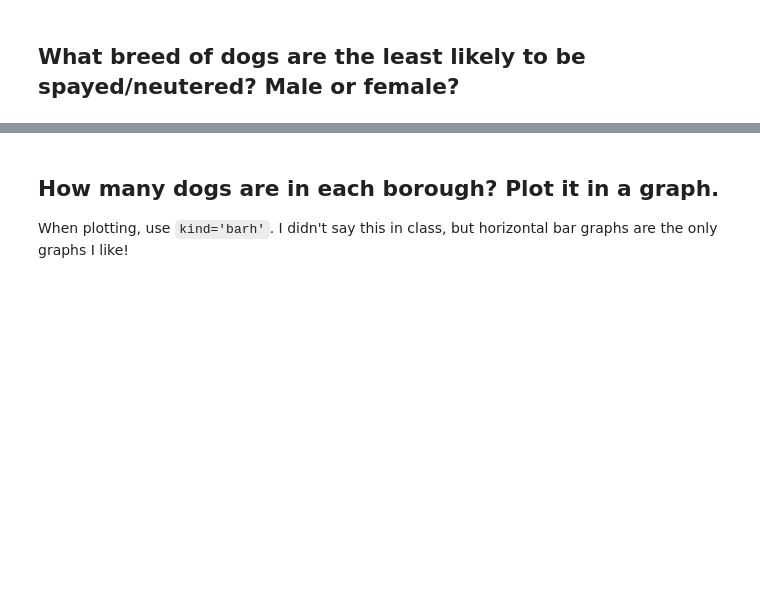
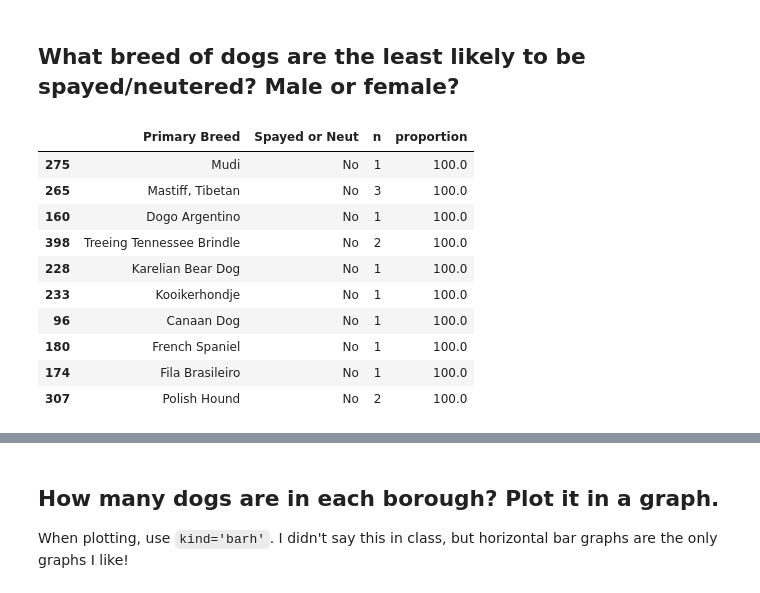
Before and after one commit to olafkoenig/07-homework-updated, a Jupyter notebook: 02-dogs/Dataset TWO - Dogs.ipynb, the cells around one changed output, grey strips where cells are left out. Saved outputs shown, nothing was run; the diff lists cells and outputs as text; code cells hidden in the pictures; blank space fills up the shorter version.

```diff
--- a/02-dogs/Dataset TWO - Dogs.ipynb
+++ b/02-dogs/Dataset TWO - Dogs.ipynb
@@ -312,2 +323,27 @@ array(['Central Bronx', 'Bronx Park and Fordham',
 # %% [markdown]
 ## What breed of dogs are the least likely to be spayed/neutered? Male or female?
+# %%
+(
+    df.groupby(['Primary Breed', 'Spayed or Neut'])
+      .size()
+      .reset_index(name='n')
+      .assign(
+          proportion = lambda d: d.groupby('Primary Breed')['n']
+                                 .transform(lambda x: x / x.sum() * 100)
+      )
+      .query("`Spayed or Neut` == 'No'")
+      .sort_values('proportion', ascending=False)
+      .head(10)
+)
+# %% [output]
+|  | Primary Breed | Spayed or Neut | n | proportion |
+| 275 | Mudi | No | 1 | 100.0 |
+| 265 | Mastiff, Tibetan | No | 3 | 100.0 |
+| 160 | Dogo Argentino | No | 1 | 100.0 |
+| 398 | Treeing Tennessee Brindle | No | 2 | 100.0 |
+| 228 | Karelian Bear Dog | No | 1 | 100.0 |
+| 233 | Kooikerhondje | No | 1 | 100.0 |
+| 96 | Canaan Dog | No | 1 | 100.0 |
+| 180 | French Spaniel | No | 1 | 100.0 |
+| 174 | Fila Brasileiro | No | 1 | 100.0 |
+| 307 | Polish Hound | No | 2 | 100.0 |
```
Also changed, not shown: parts of 8 cells of this notebook.
